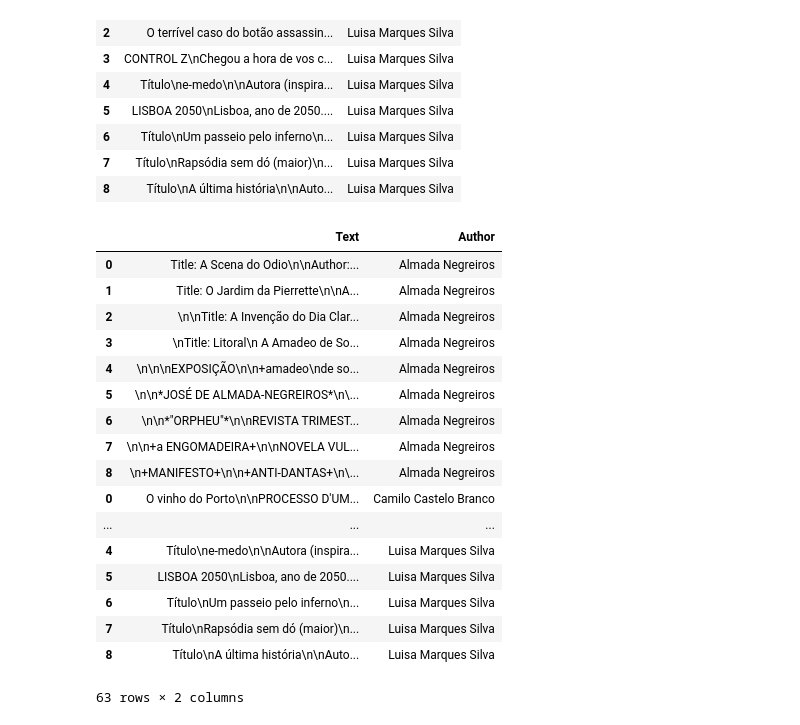
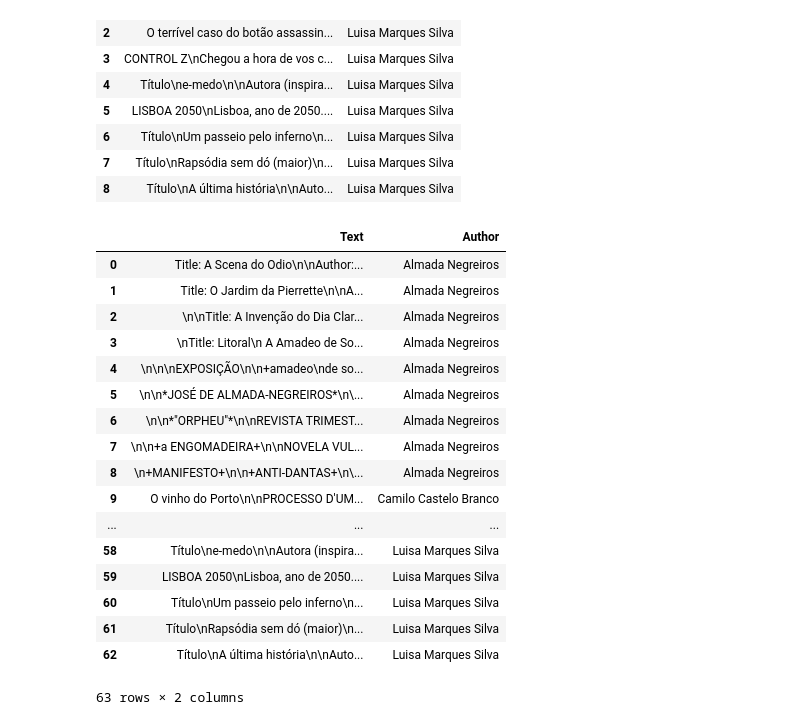
Before and after one commit to CatPalha/textMiningProject, a Jupyter notebook: Text Mining - 1.ipynb, the cells around one changed output. Cells and saved outputs as stored; diff of their text form; code cells hidden in the pictures.

```diff
--- a/Text Mining - 1.ipynb
+++ b/Text Mining - 1.ipynb
@@ -3,8 +3,7 @@ from pathlib import Path
 import pandas as pd
 # %%
 def load_corpus(filename):
-    corpus = Path(filename).read_text(encoding="utf-8-sig")
-    #corpus = open(filename,"r",encoding="utf-8-sig")
+    corpus = Path(filename).read_text(encoding="utf8")
     return corpus
 # %%
 def load_corpora(filelist,author):
@@ -187,24 +186,24 @@ corpora_luisa
 | 7 | Título\nRapsódia sem dó (maior)\n... | Luisa Marques Silva |
 | 8 | Título\nA última história\n\nAuto... | Luisa Marques Silva |
 # %%
-corpora = pd.concat([corpora_almada, corpora_camilo, corpora_eca, corpora_rodrigues_santos, corpora_saramago, corpora_luisa])
+corpora = pd.concat([corpora_almada, corpora_camilo, corpora_eca, corpora_rodrigues_santos, corpora_saramago, corpora_luisa]).reset_index().drop('index',1)
 corpora
 # %% [output]
 |  | Text | Author |
 | 0 | Title: A Scena do Odio\n\nAuthor:... | Almada Negreiros |
 | 1 | Title: O Jardim da Pierrette\n\nA... | Almada Negreiros |
 | 2 | \n\nTitle: A Invenção do Dia Clar... | Almada Negreiros |
 | 3 | \nTitle: Litoral\n A Amadeo de So... | Almada Negreiros |
 | 4 | \n\n\nEXPOSIÇÃO\n\n+amadeo\nde so... | Almada Negreiros |
 | 5 | \n\n*JOSÉ DE ALMADA-NEGREIROS*\n\... | Almada Negreiros |
 | 6 | \n\n*"ORPHEU"*\n\nREVISTA TRIMEST... | Almada Negreiros |
 | 7 | \n\n+a ENGOMADEIRA+\n\nNOVELA VUL... | Almada Negreiros |
 | 8 | \n+MANIFESTO+\n\n+ANTI-DANTAS+\n\... | Almada Negreiros |
-| 0 | O vinho do Porto\n\nPROCESSO D'UM... | Camilo Castelo Branco |
+| 9 | O vinho do Porto\n\nPROCESSO D'UM... | Camilo Castelo Branco |
 | ... | ... | ... |
-| 4 | Título\ne-medo\n\nAutora (inspira... | Luisa Marques Silva |
-| 5 | LISBOA 2050\nLisboa, ano de 2050.... | Luisa Marques Silva |
-| 6 | Título\nUm passeio pelo inferno\n... | Luisa Marques Silva |
-| 7 | Título\nRapsódia sem dó (maior)\n... | Luisa Marques Silva |
-| 8 | Título\nA última história\n\nAuto... | Luisa Marques Silva |
+| 58 | Título\ne-medo\n\nAutora (inspira... | Luisa Marques Silva |
+| 59 | LISBOA 2050\nLisboa, ano de 2050.... | Luisa Marques Silva |
+| 60 | Título\nUm passeio pelo inferno\n... | Luisa Marques Silva |
+| 61 | Título\nRapsódia sem dó (maior)\n... | Luisa Marques Silva |
+| 62 | Título\nA última história\n\nAuto... | Luisa Marques Silva |
 63 rows × 2 columns
```
Also changed, not shown: parts of 4 cells of this notebook.
